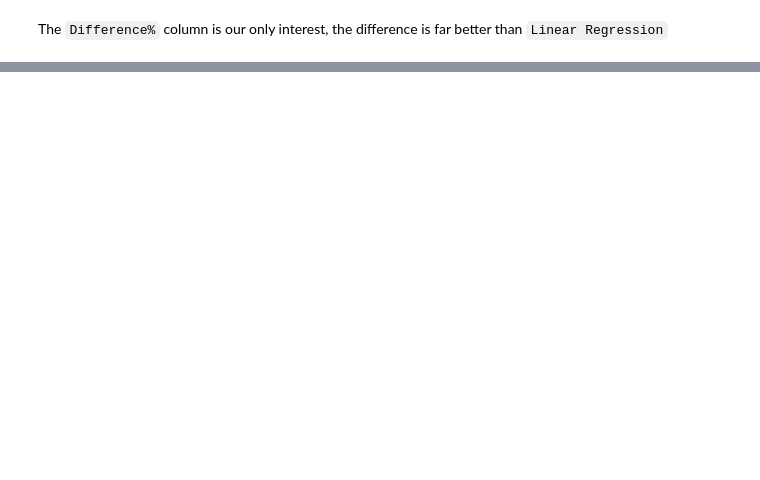
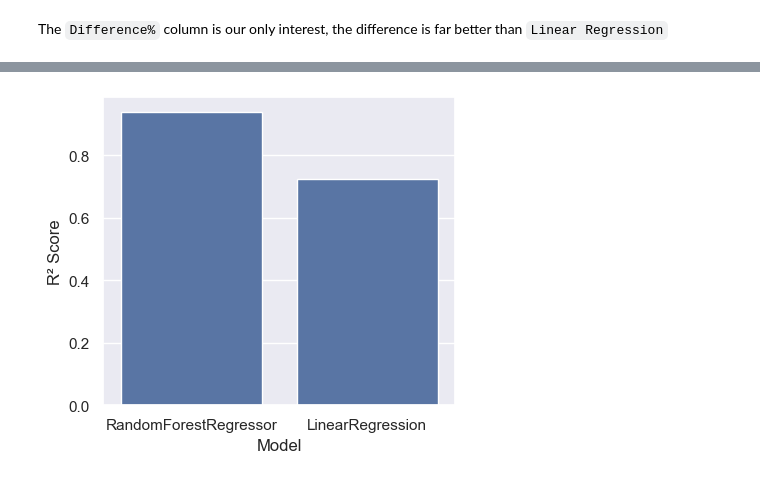
Before and after one commit to SubhamParajuli/Car-prediction-model, a Jupyter notebook: combined_notebook.ipynb, the cells around one changed output, grey strips where cells are left out. Drawn from its saved outputs; the diff is of its cells as text; code cells hidden in the pictures; blank space fills up the shorter version.

```diff
--- a/combined_notebook.ipynb
+++ b/combined_notebook.ipynb
@@ -1559,0 +1556,10 @@ metrics_df
+# %%
+metrics_df = pd.DataFrame({
+
+    'Model': ['RandomForestRegressor','RandomForestRegressor','Linear Regression','LinearRegression'],
+    'Dataset': ['Train', 'Test','Train', 'Test'],
+    'MAE': [mae_train_rf, mae_test_rf,mae_train_lr,mae_test_lr],
+    'RMSE': [rmse_train_rf, rmse_test_rf,rmse_train_lr,rmse_test_lr],
+    'R² Score': [r2_score_train_rf, r2_score_test_rf,r2_train_lr,r2_test_lr]
+})
+metrics_df
@@ -1559,0 +1572,3 @@ metrics_df
+# %%
+df = metrics_df[metrics_df['Dataset'] == 'Test']
+df=df.drop(columns='Dataset')
@@ -1559,0 +1585,7 @@ metrics_df
+# %%
+plt.figure(figsize=(10,4))
+plt.subplot(1,2,1)
+sns.barplot(data=df,x='Model',y='R² Score')
+plt.show()
+# %% [output]
+[figure, added]
```
Also changed, not shown: parts of 26 cells of this notebook.
